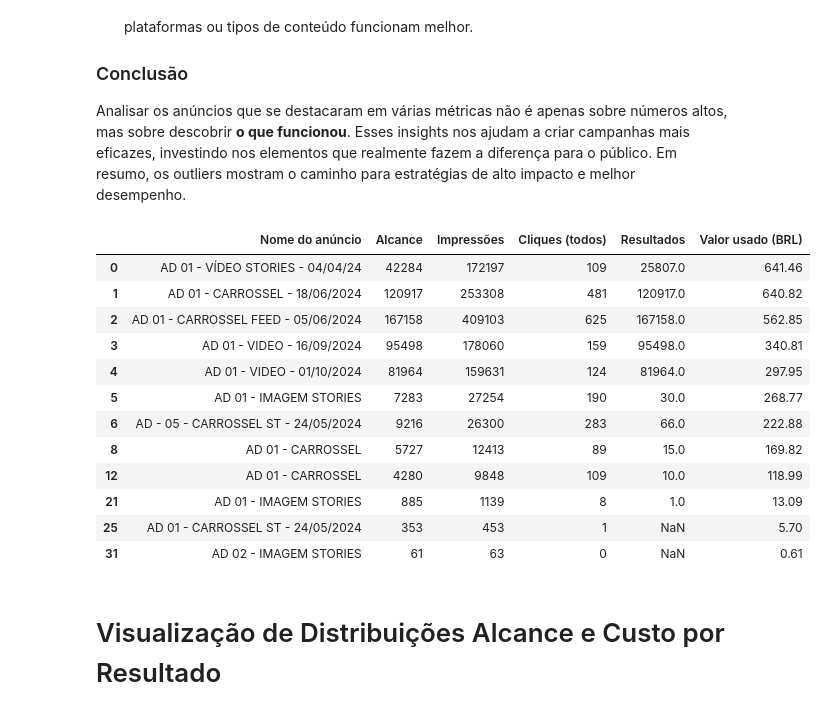
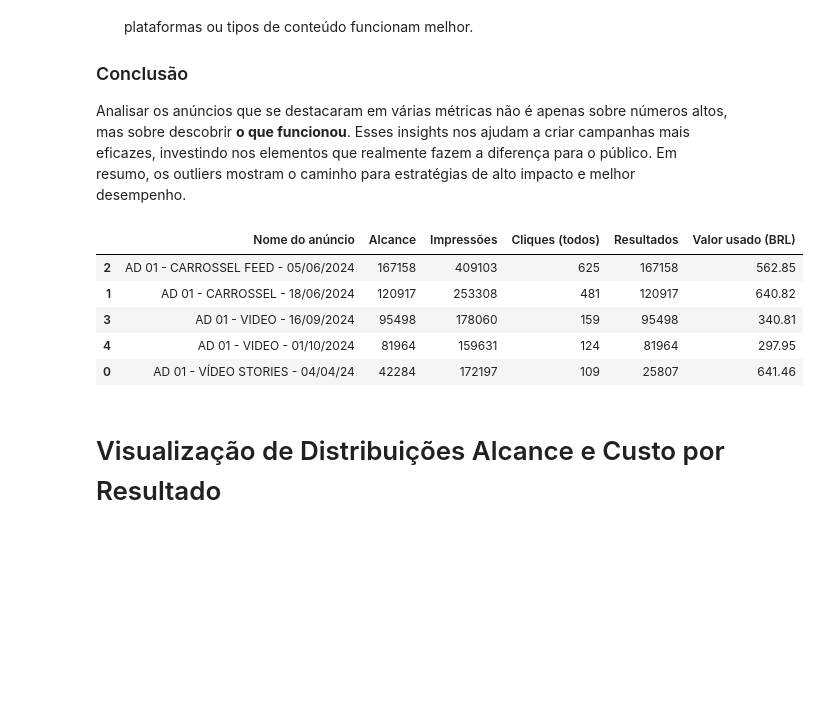
Before and after one commit to claraferreirabatista/analise_de_campanha, a Jupyter notebook: Miro Cozinha e Vinho/Janeiro até atualmente/analise_exploratoria_desde_janeiro.ipynb, the cells around one changed output. Cells and saved outputs as stored; diff of their text form; code cells hidden in the pictures; blank space fills up the shorter version.

```diff
--- a/Miro Cozinha e Vinho/Janeiro até atualmente/analise_exploratoria_desde_janeiro.ipynb
+++ b/Miro Cozinha e Vinho/Janeiro até atualmente/analise_exploratoria_desde_janeiro.ipynb
@@ -139,7 +139,7 @@ display(
 
 Essas estatísticas fornecem uma visão abrangente da distribuição dos dados, destacando o centro (média e mediana), a dispersão (desvio padrão e quartis) e os limites (mínimo e máximo). Em uma análise, essas métricas ajudam a identificar a forma geral da distribuição dos dados, outliers e o intervalo típico dos valores.
 # %%
-# Exibição de estatísticas descritivas das métricas de desempenho para contexto
+# Lista das métricas de desempenho
 metricas_desempenho = [
     "Alcance",
     "Impressões",
@@ -148,11 +148,22 @@ metricas_desempenho = [
     "Resultados",
     "Custo por resultado",
     "CPM (custo por 1.000 impressões)",
-    "CTR",
-    "CPC",
+    "CTR (todos)",
+    "CPC (todos)",
     "Cliques (todos)",
 ]
 
-print("Estatísticas descritivas das métricas de desempenho:")
-display(df[metricas_desempenho].describe().round(2))
+# Identificar quais métricas possuem valores 0
+metricas_com_zeros = [coluna for coluna in metricas_desempenho if (df[coluna] == 0).any()]
+
+# Criar uma cópia do DataFrame e substituir 0 por NaN apenas nas métricas com valores 0
+df_filtrado = df.copy()
+df_filtrado[metricas_com_zeros] = df_filtrado[metricas_com_zeros].replace(0, np.nan)
+
+# Remover linhas que contenham NaNs apenas nas métricas identificadas
+df_filtrado = df_filtrado.dropna(subset=metricas_com_zeros)
+
+# Exibir as estatísticas descritivas das métricas de desempenho filtradas
+print("Estatísticas descritivas das métricas de desempenho (após remoção de linhas com valores 0):")
+display(df_filtrado[metricas_desempenho].describe().round(2))
 # %% [output]
@@ -282,45 +293,44 @@ def compilar_outliers_desempenho_excepcional(df_outlier, colunas):
     # Lista para armazenar índices de linhas que foram outliers em pelo menos uma métrica
     indices_outliers = set()
 
     # Analisar cada métrica e coletar índices de outliers
     for coluna in colunas:
         if coluna in df_outlier.columns:
             # Cálculo do IQR e limite superior para identificar outliers
             Q1 = df_outlier[coluna].quantile(0.25)
             Q3 = df_outlier[coluna].quantile(0.75)
             IQR = Q3 - Q1
             limite_superior = Q3 + 1.5 * IQR
 
             # Coleta de índices de outliers
             outliers_coluna = df_outlier[df_outlier[coluna] > limite_superior]
             indices_outliers.update(outliers_coluna.index)
 
     # Converte o conjunto de índices para uma lista
     indices_outliers = list(indices_outliers)
 
     # Criação de um DataFrame apenas com os anúncios que foram outliers em pelo menos uma métrica
     df_outliers_compilado = df_outlier.loc[indices_outliers]
 
+    # Aplicar o filtro de "Resultados" > 5160.0
+    df_outliers_compilado = df_outliers_compilado[df_outliers_compilado["Resultados"] > 5160.0]
+
+    # Ordenar o DataFrame pelo "Alcance" em ordem decrescente
+    df_outliers_compilado = df_outliers_compilado.sort_values(by="Alcance", ascending=False)
+
     # Seleciona apenas as colunas de interesse para análise de desempenho
     colunas_interesse = ["Nome do anúncio", "Alcance", "Impressões", "Cliques (todos)", "Resultados", "Valor usado (BRL)"]
     display(df_outliers_compilado[colunas_interesse])
 
 # Exemplo de chamada da função para compilar e exibir os anúncios de alta performance
 compilar_outliers_desempenho_excepcional(df_outlier, metricas_desempenho)
 # %% [output]
 |  | Nome do anúncio | Alcance | Impressões | Cliques (todos) | Resultados | Valor usado (BRL) |
-| 0 | AD 01 - VÍDEO STORIES - 04/04/24 | 42284 | 172197 | 109 | 25807.0 | 641.46 |
-| 1 | AD 01 - CARROSSEL - 18/06/2024 | 120917 | 253308 | 481 | 120917.0 | 640.82 |
-| 2 | AD 01 - CARROSSEL FEED - 05/06/2024 | 167158 | 409103 | 625 | 167158.0 | 562.85 |
-| 3 | AD 01 - VIDEO - 16/09/2024 | 95498 | 178060 | 159 | 95498.0 | 340.81 |
-| 4 | AD 01 - VIDEO - 01/10/2024 | 81964 | 159631 | 124 | 81964.0 | 297.95 |
-| 5 | AD 01 - IMAGEM STORIES | 7283 | 27254 | 190 | 30.0 | 268.77 |
-| 6 | AD - 05 - CARROSSEL ST - 24/05/2024 | 9216 | 26300 | 283 | 66.0 | 222.88 |
-| 8 | AD 01 - CARROSSEL | 5727 | 12413 | 89 | 15.0 | 169.82 |
-| 12 | AD 01 - CARROSSEL | 4280 | 9848 | 109 | 10.0 | 118.99 |
-| 21 | AD 01 - IMAGEM STORIES | 885 | 1139 | 8 | 1.0 | 13.09 |
-| 25 | AD 01 - CARROSSEL ST - 24/05/2024 | 353 | 453 | 1 | NaN | 5.70 |
-| 31 | AD 02 - IMAGEM STORIES | 61 | 63 | 0 | NaN | 0.61 |
+| 2 | AD 01 - CARROSSEL FEED - 05/06/2024 | 167158 | 409103 | 625 | 167158 | 562.85 |
+| 1 | AD 01 - CARROSSEL - 18/06/2024 | 120917 | 253308 | 481 | 120917 | 640.82 |
+| 3 | AD 01 - VIDEO - 16/09/2024 | 95498 | 178060 | 159 | 95498 | 340.81 |
+| 4 | AD 01 - VIDEO - 01/10/2024 | 81964 | 159631 | 124 | 81964 | 297.95 |
+| 0 | AD 01 - VÍDEO STORIES - 04/04/24 | 42284 | 172197 | 109 | 25807 | 641.46 |
 # %% [markdown]
 # Visualização de Distribuições Alcance e Custo por Resultado
 # %% [markdown]
```
Also changed, not shown: parts of 10 cells of this notebook, 5 other files.
